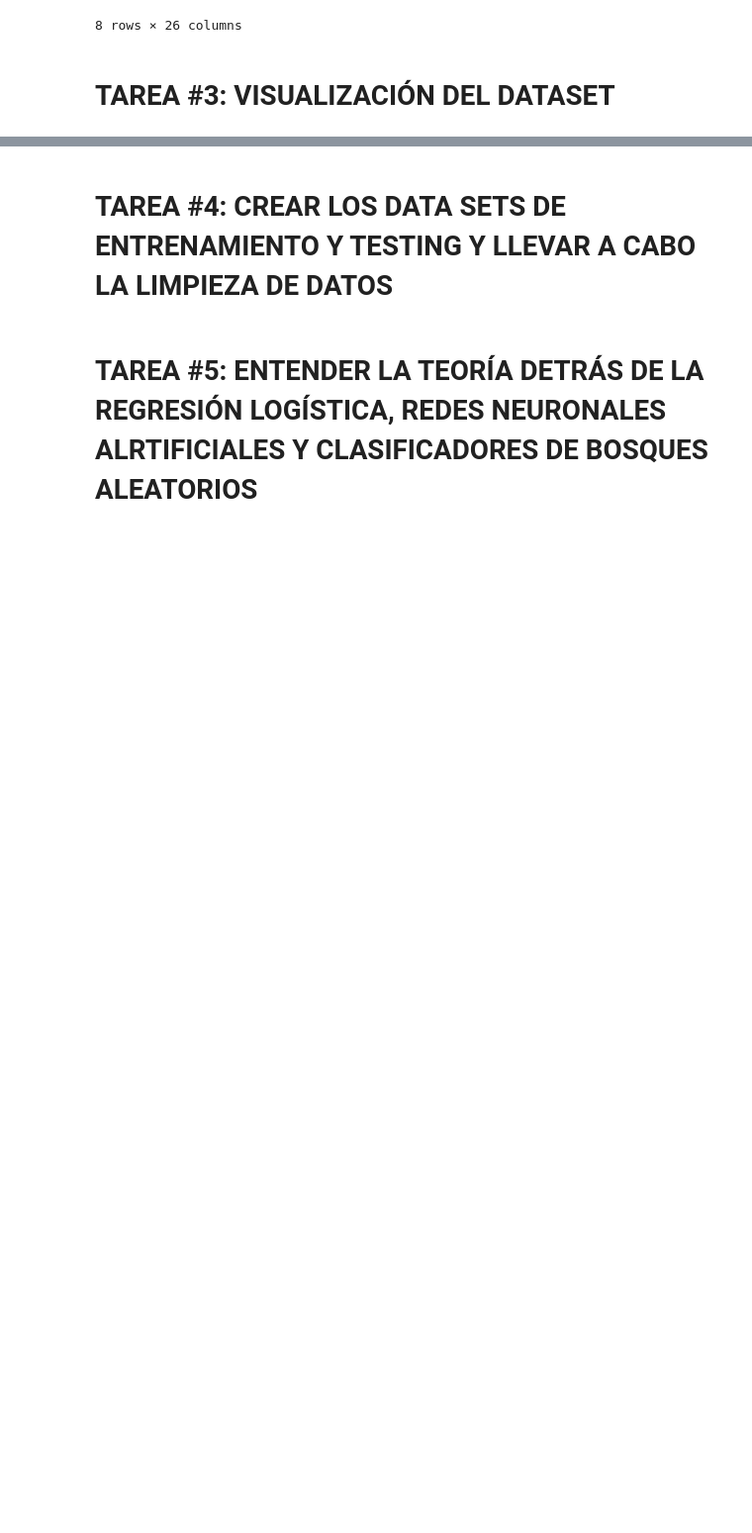
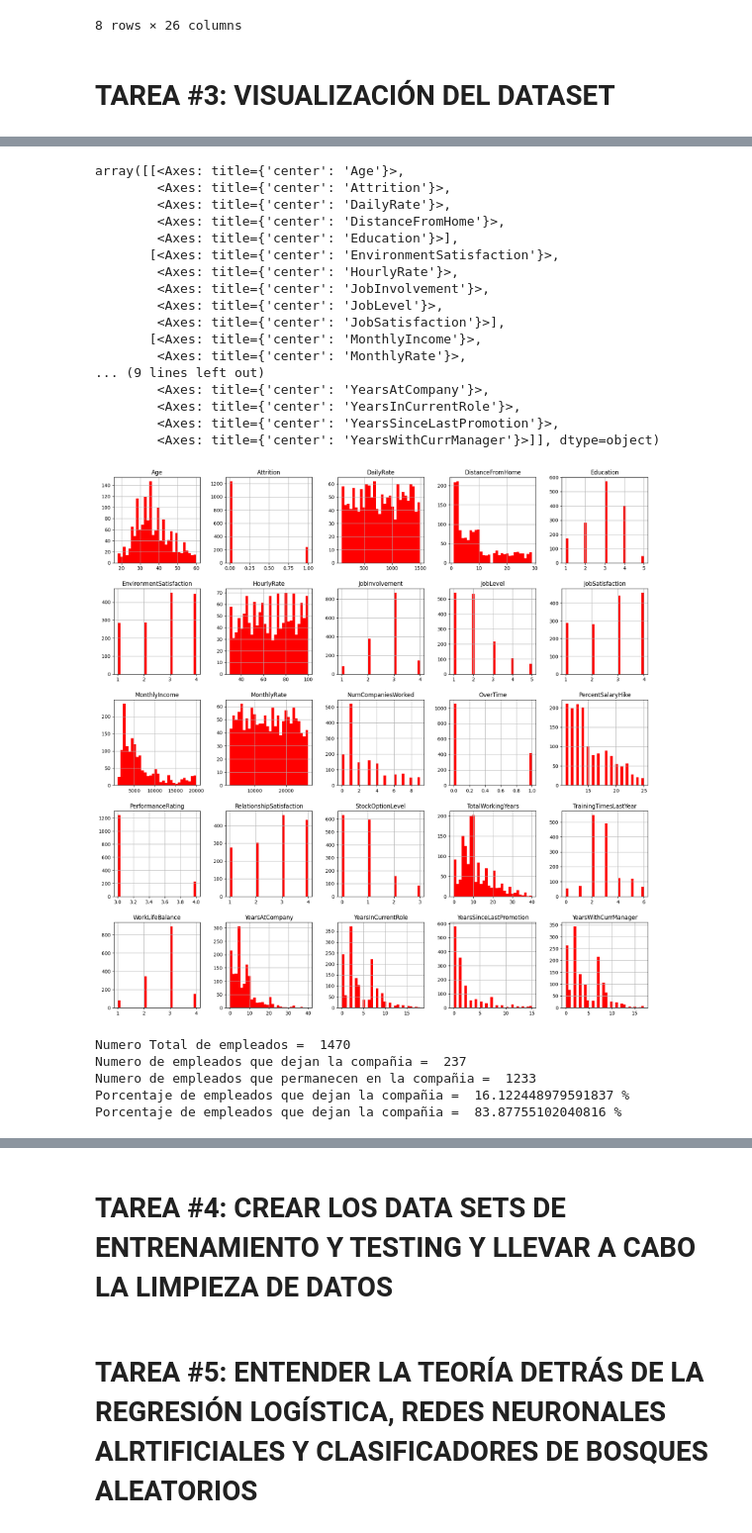
Before and after one commit to CD-AC/DataScience-Resignation_Prediction, a Jupyter notebook: DataScience_Caso_Departamento_de_Recursos_Humanos.ipynb, the cells around one changed output, grey strips where cells are left out. Shown at 99% size. Drawn from its saved outputs; the diff is of its cells as text; code cells hidden in the pictures; blank space fills up the shorter version.

```diff
--- a/DataScience_Caso_Departamento_de_Recursos_Humanos.ipynb
+++ b/DataScience_Caso_Departamento_de_Recursos_Humanos.ipynb
@@ -120,5 +135,27 @@ employee_df.describe()
 # %%
 # Tiene sentido deshacerse de 'EmployeeCount' , 'Standardhours' y 'Over18' ya que son campos que no cambian de un empleado a otro
 # Eliminemos 'EmployeeNumber' también
+employee_df.drop(["EmployeeCount", "StandardHours", "Over18", "EmployeeNumber"], axis= 1, inplace= True)
+# %%
+employee_df.hist(bins = 30, figsize=(20, 20), color = 'r')
+# %% [output]
+array([[<Axes: title={'center': 'Age'}>,
+        <Axes: title={'center': 'Attrition'}>,
+        <Axes: title={'center': 'DailyRate'}>,
+        <Axes: title={'center': 'DistanceFromHome'}>,
+        <Axes: title={'center': 'Education'}>],
+       [<Axes: title={'center': 'EnvironmentSatisfaction'}>,
+        <Axes: title={'center': 'HourlyRate'}>,
+        <Axes: title={'center': 'JobInvolvement'}>,
+        <Axes: title={'center': 'JobLevel'}>,
+        <Axes: title={'center': 'JobSatisfaction'}>],
+       [<Axes: title={'center': 'MonthlyIncome'}>,
+        <Axes: title={'center': 'MonthlyRate'}>,
+... (9 lines left out)
+        <Axes: title={'center': 'YearsAtCompany'}>,
+        <Axes: title={'center': 'YearsInCurrentRole'}>,
+        <Axes: title={'center': 'YearsSinceLastPromotion'}>,
+        <Axes: title={'center': 'YearsWithCurrManager'}>]], dtype=object)
+[figure, added]
 # %%
 # Veamos cuantos empleados dejan la empresa!
@@ -128,3 +164,17 @@ employee_df.describe()
+# %%
+# Contamos el número de empleados que se quedaron y que se fueron
+# Parece que estamos ante un conjunto de datos desequilibrado
+print("Numero Total de empleados = ", len(employee_df))
+print("Numero de empleados que dejan la compañia = ", len(left_df))
+print("Numero de empleados que permanecen en la compañia = ", len(stayed_df))
+print("Porcentaje de empleados que dejan la compañia = ", 1.*len(left_df)/len(employee_df)*100.00, "%")
+print("Porcentaje de empleados que dejan la compañia = ", 1.*len(stayed_df)/len(employee_df)*100.00, "%")
+# %% [output]
+Numero Total de empleados =  1470
+Numero de empleados que dejan la compañia =  237
+Numero de empleados que permanecen en la compañia =  1233
+Porcentaje de empleados que dejan la compañia =  16.122448979591837 %
+Porcentaje de empleados que dejan la compañia =  83.87755102040816 %
 # %%
 left_df.describe()
 
```
Also changed, not shown: parts of 17 cells of this notebook.
